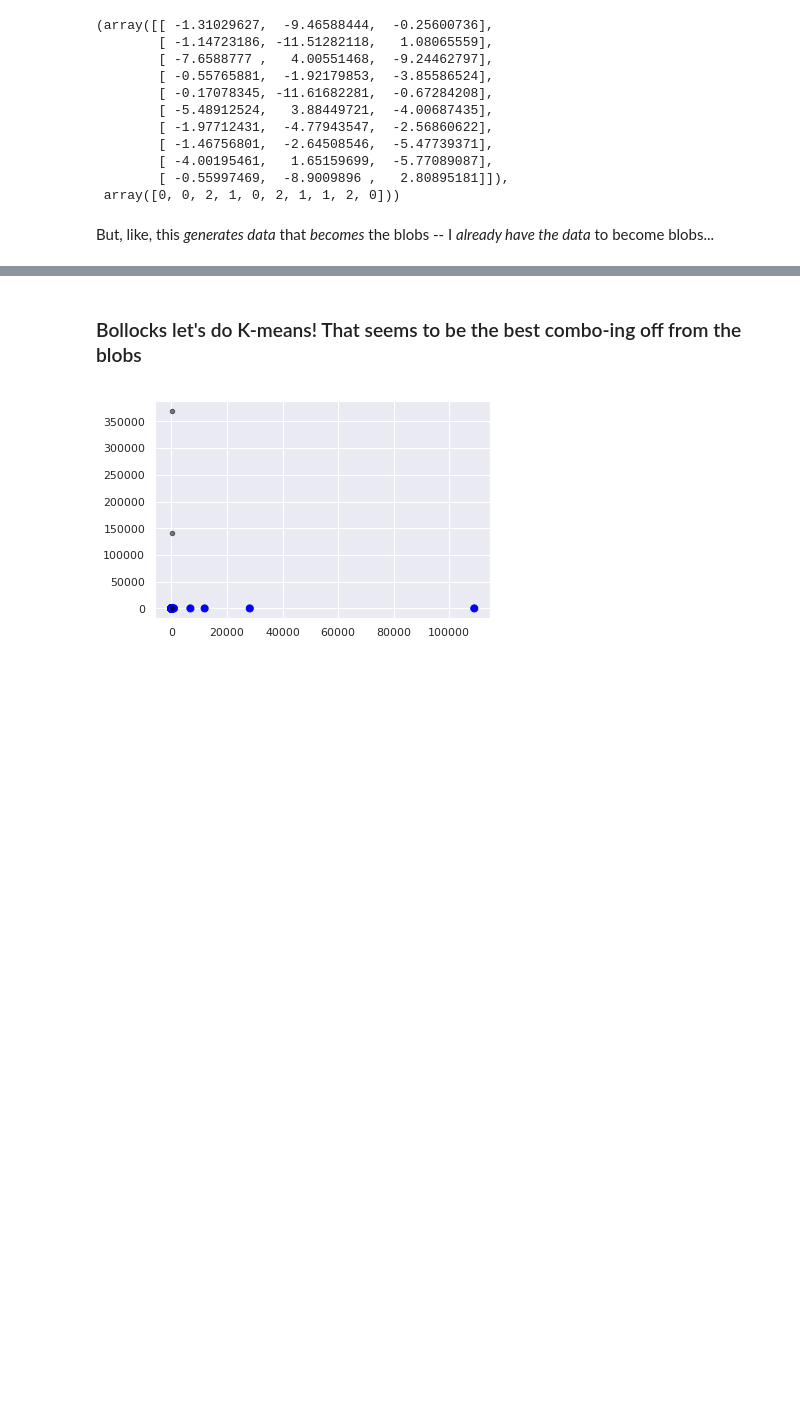
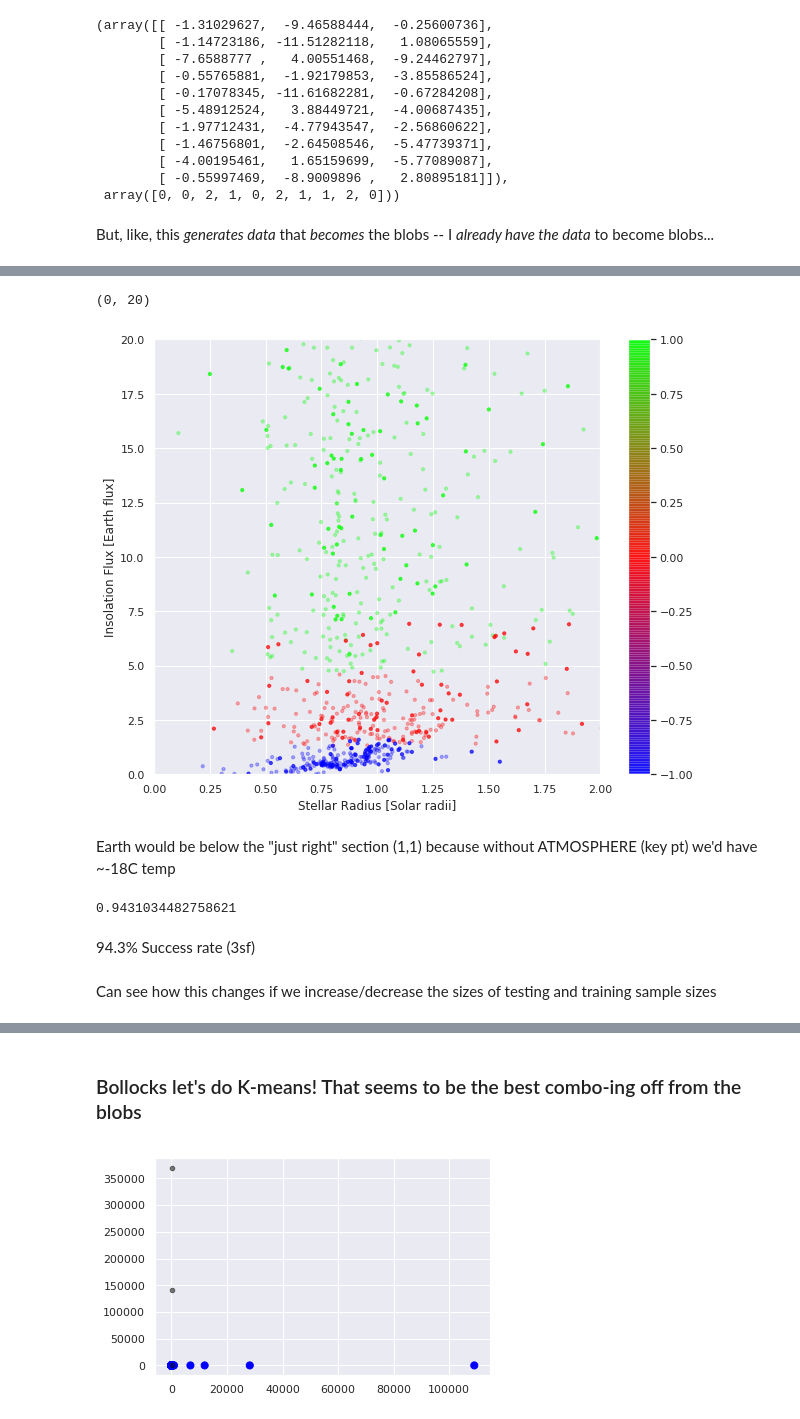
Before and after one commit to jdowzell/Thesis, a Jupyter notebook: 20190705 - Gaussian Naive-Bayes.ipynb, the cells around one changed output, grey strips where cells are left out. Saved outputs shown, nothing was run; the diff lists cells and outputs as text; code cells hidden in the pictures; blank space fills up the shorter version.

```diff
--- a/20190705 - Gaussian Naive-Bayes.ipynb
+++ b/20190705 - Gaussian Naive-Bayes.ipynb
@@ -243,0 +329,22 @@ But, like, this _generates data_ that _becomes_ the blobs -- I _already have the
+# %%
+makeGraph(dim2, dim3)
+
+plt.xlim(0,2)
+plt.ylim(0,20)
+# %% [output]
+(0, 20)
+[figure, added]
+# %% [markdown]
+Earth would be below the "just right" section (1,1) because without ATMOSPHERE (key pt) we'd have ~-18C temp
+# %%
+# use pairwaise plots to plot all at once!
+# how well did it do?
+
+from sklearn.metrics import accuracy_score
+accuracy_score(testingY, ynew)
+# %% [output]
+0.9431034482758621
+# %% [markdown]
+94.3% Success rate (3sf)
+# %% [markdown]
+Can see how this changes if we increase/decrease the sizes of testing and training sample sizes
```
Also changed, not shown: parts of 12 cells of this notebook, 2 other files.
